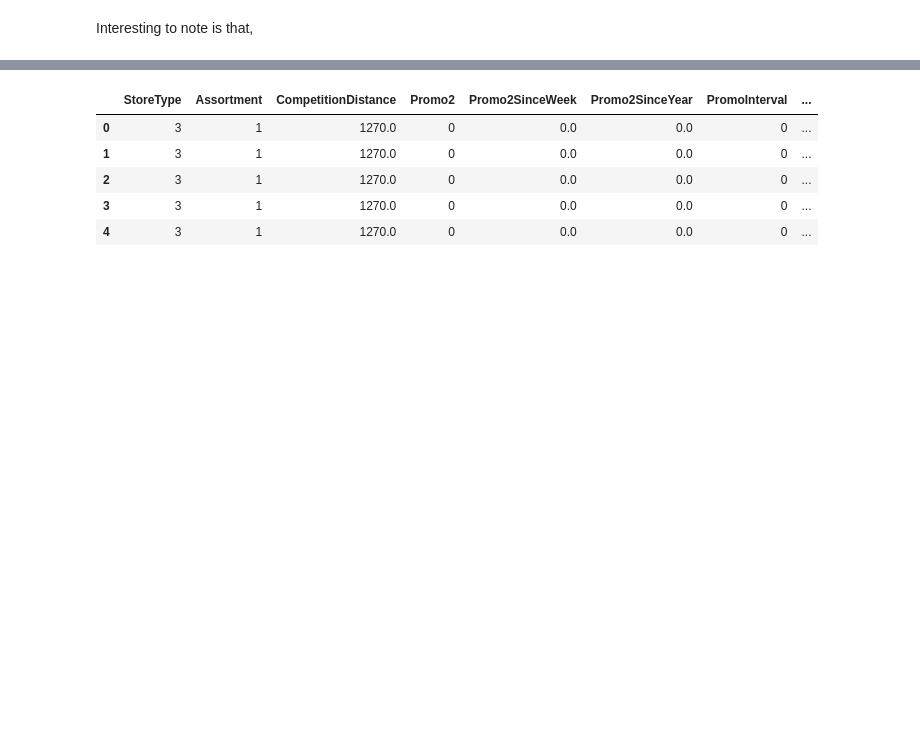
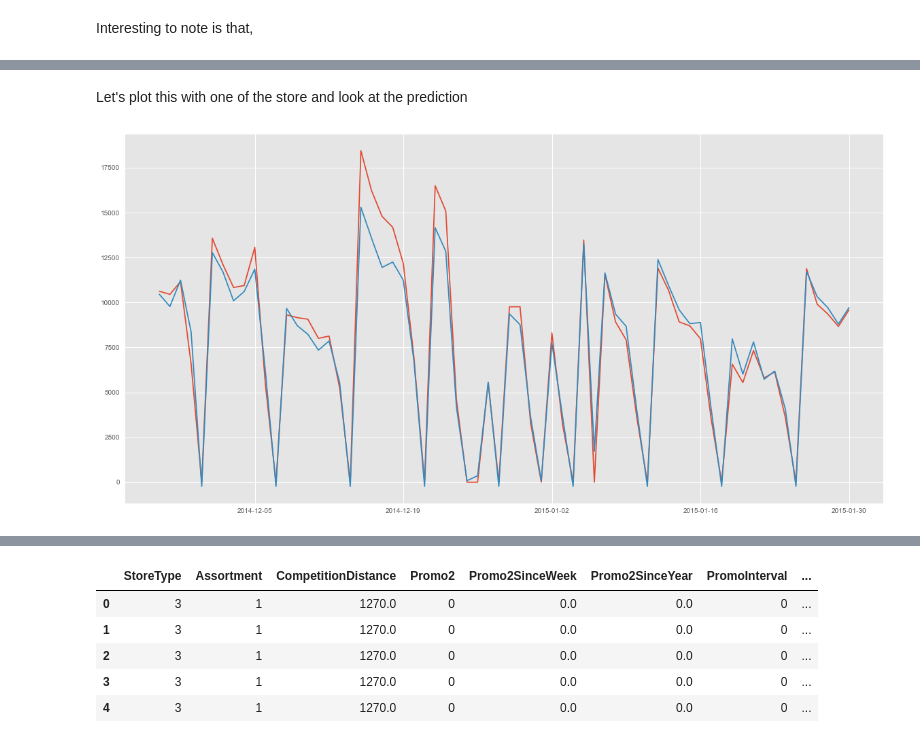
Before and after one commit to HooDeLin/CS3244-Homework-3, a Jupyter notebook: CS3244 Homework 3.ipynb, the cells around one changed output, grey strips where cells are left out. Drawn from its saved outputs; the diff is of its cells as text; code cells hidden in the pictures; blank space fills up the shorter version.

```diff
--- a/CS3244 Homework 3.ipynb
+++ b/CS3244 Homework 3.ipynb
@@ -130,0 +179,12 @@ trainData
+# %% [markdown]
+Let's plot this with one of the store and look at the prediction
+# %%
+store = trainData[trainData.Store == 123].sort_values('Date')
+pl.figure(figsize=(20,10))
+pl.plot(store.Date, store.Sales, label="Actual")
+X_store = store.drop(['Sales', 'Date', 'Store'], axis=1).values
+prediction = lr.predict(X_store)
+pl.plot(store.Date, prediction, label="prediction")
+pl.show()
+# %% [output]
+[figure, added]
```
Also changed, not shown: parts of 19 cells of this notebook.
